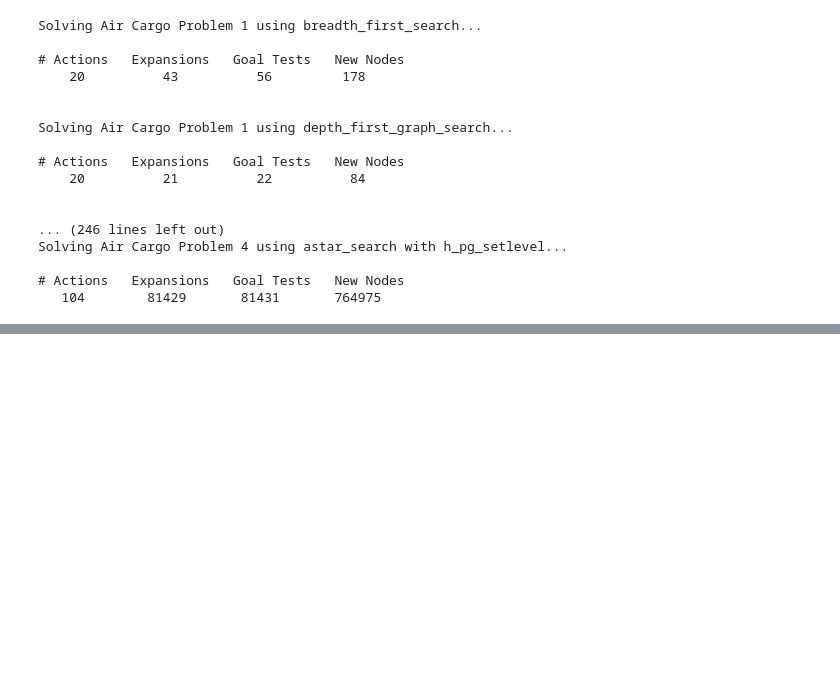
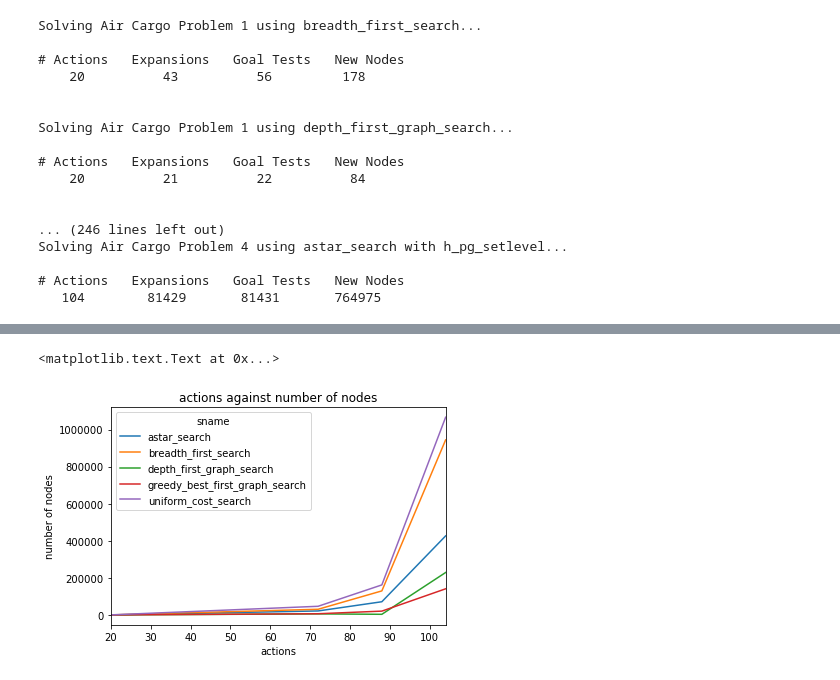
Before and after one commit to thanakijwanavit/classical_planning_aind_udacity, a Jupyter notebook: test_functions.ipynb, the cells around one changed output, grey strips where cells are left out. Drawn from its saved outputs; the diff is of its cells as text; code cells hidden in the pictures; blank space fills up the shorter version.

```diff
--- a/test_functions.ipynb
+++ b/test_functions.ipynb
@@ -78,0 +84,7 @@ KeyError: 'expansion'
+# %%
+result.groupby(['sname','actions']).mean().unstack(0).plot(y='new_nodes',legend=True)
+plt.title('actions against number of nodes')
+plt.ylabel('number of nodes')
+# %% [output]
+<matplotlib.text.Text at 0x...>
+[figure, added]
```
Also changed, not shown: parts of 4 cells of this notebook, 1 other file.
